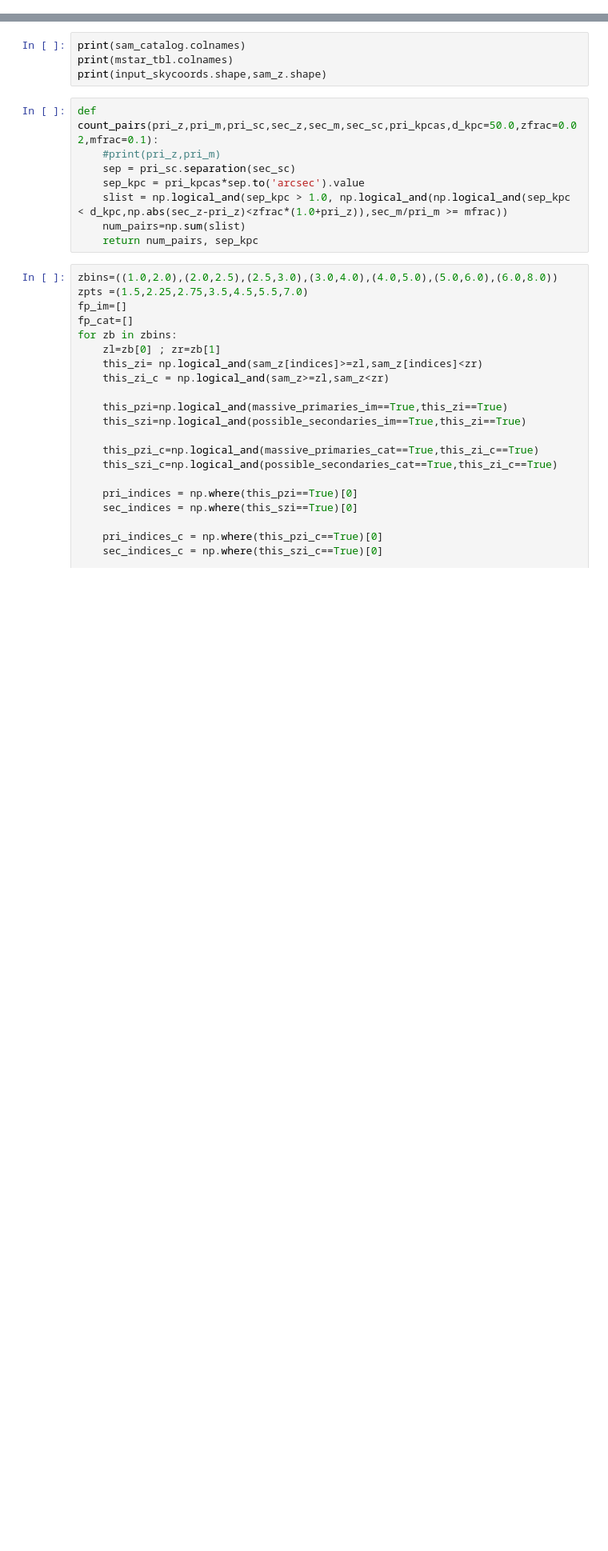
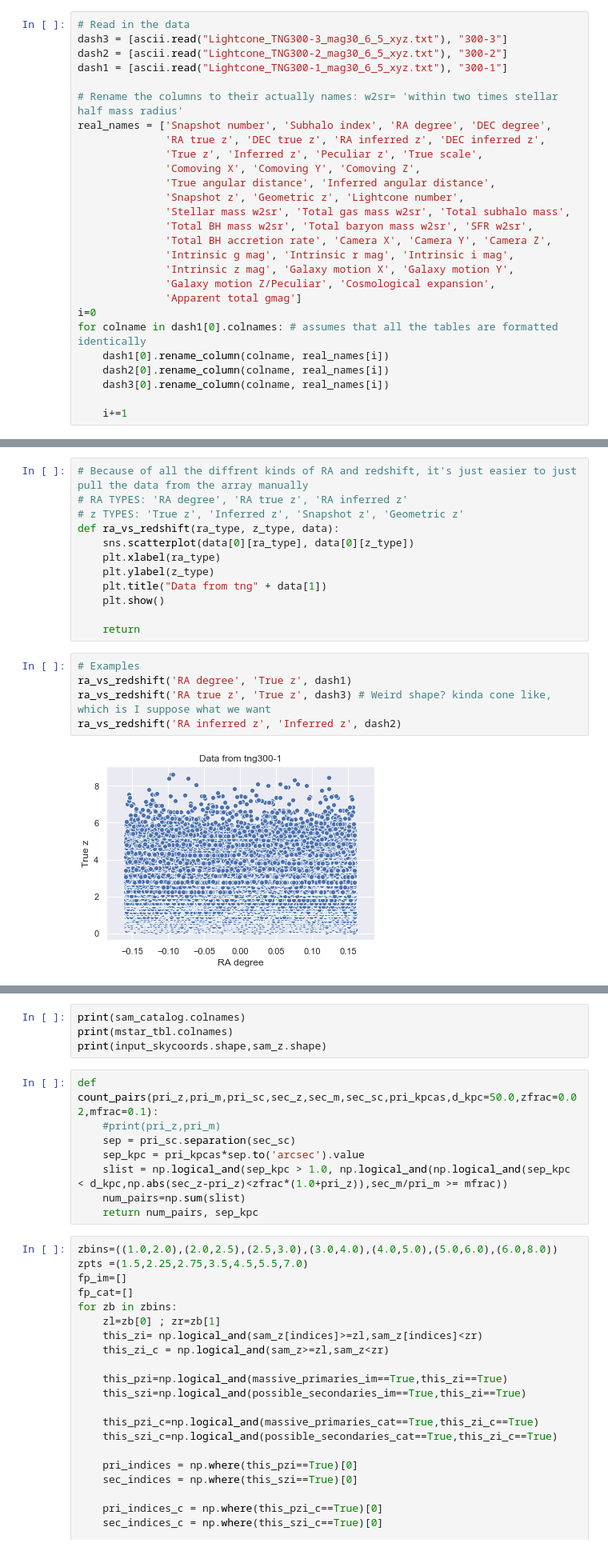
Before and after one commit to openhearted99/SASP-2020, a Jupyter notebook: gfs_code/results/Pairs_Examples.ipynb, the cells around one changed output, grey strips where cells are left out. Shown at 80% size. Cells and saved outputs as stored; diff of their text form; blank space fills up the shorter version.

Commit message:
Preliminary analysis done on our lightcone catalogs

```diff
--- a/gfs_code/results/Pairs_Examples.ipynb
+++ b/gfs_code/results/Pairs_Examples.ipynb
@@ -17,0 +101,27 @@ Measure stuff from catalogs
+# %%
+# Read in the data
+dash3 = [ascii.read("Lightcone_TNG300-3_mag30_6_5_xyz.txt"), "300-3"]
+dash2 = [ascii.read("Lightcone_TNG300-2_mag30_6_5_xyz.txt"), "300-2"]
+dash1 = [ascii.read("Lightcone_TNG300-1_mag30_6_5_xyz.txt"), "300-1"]
+
+# Rename the columns to their actually names: w2sr= 'within two times stellar half mass radius'
+real_names = ['Snapshot number', 'Subhalo index', 'RA degree', 'DEC degree',
+              'RA true z', 'DEC true z', 'RA inferred z', 'DEC inferred z',
+              'True z', 'Inferred z', 'Peculiar z', 'True scale',
+              'Comoving X', 'Comoving Y', 'Comoving Z',
+              'True angular distance', 'Inferred angular distance',
+              'Snapshot z', 'Geometric z', 'Lightcone number',
+              'Stellar mass w2sr', 'Total gas mass w2sr', 'Total subhalo mass',
+              'Total BH mass w2sr', 'Total baryon mass w2sr', 'SFR w2sr',
+              'Total BH accretion rate', 'Camera X', 'Camera Y', 'Camera Z',
+              'Intrinsic g mag', 'Intrinsic r mag', 'Intrinsic i mag',
+              'Intrinsic z mag', 'Galaxy motion X', 'Galaxy motion Y',
+              'Galaxy motion Z/Peculiar', 'Cosmological expansion',
+              'Apparent total gmag']
+i=0
+for colname in dash1[0].colnames: # assumes that all the tables are formatted identically
+    dash1[0].rename_column(colname, real_names[i])
+    dash2[0].rename_column(colname, real_names[i])
+    dash3[0].rename_column(colname, real_names[i])
+
+    i+=1
@@ -17,0 +178,19 @@ Measure stuff from catalogs
+# %%
+# Because of all the diffrent kinds of RA and redshift, it's just easier to just pull the data from the array manually
+# RA TYPES: 'RA degree', 'RA true z', 'RA inferred z'
+# z TYPES: 'True z', 'Inferred z', 'Snapshot z', 'Geometric z'
+def ra_vs_redshift(ra_type, z_type, data):
+    sns.scatterplot(data[0][ra_type], data[0][z_type])
+    plt.xlabel(ra_type)
+    plt.ylabel(z_type)
+    plt.title("Data from tng" + data[1])
+    plt.show()
+
+    return
+# %%
+# Examples
+ra_vs_redshift('RA degree', 'True z', dash1)
+ra_vs_redshift('RA true z', 'True z', dash3) # Weird shape? kinda cone like, which is I suppose what we want
+ra_vs_redshift('RA inferred z', 'Inferred z', dash2)
+# %% [output]
+[figure, added]
```
Also changed, not shown: parts of 19 cells of this notebook, 1 other file.
